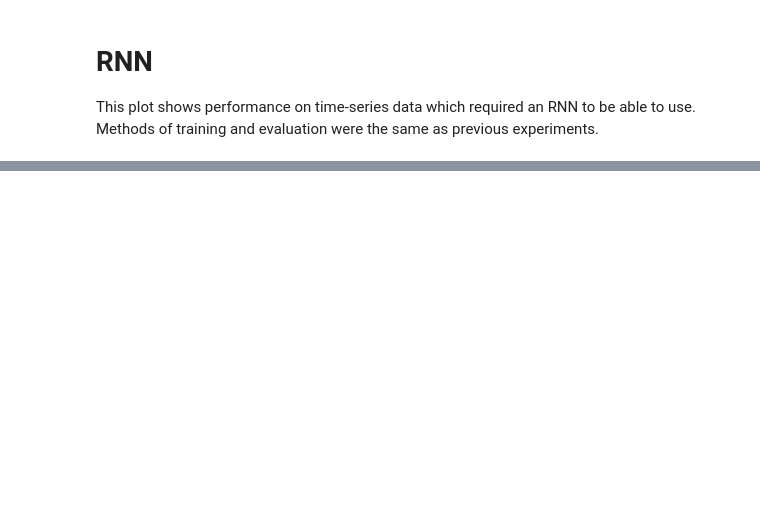
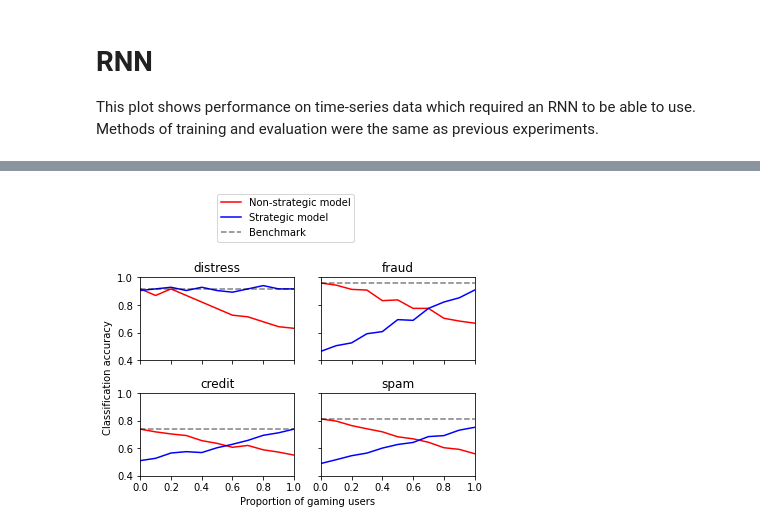
Before and after one commit to GuillyK/FACT-ai, a Jupyter notebook: Reproduction plots.ipynb, the cells around one changed output, grey strips where cells are left out. Saved outputs shown, nothing was run; the diff lists cells and outputs as text; code cells hidden in the pictures; blank space fills up the shorter version.

```diff
--- a/Reproduction plots.ipynb
+++ b/Reproduction plots.ipynb
@@ -297,0 +331,27 @@ This section demonstrates the new experiment that was done in our reproduction:
+# %%
+fig, ax = plt.subplots(2, 2)
+
+fig.add_subplot(111, frameon=False)
+for idx, (acc_nonstr, acc_str, name) in enumerate(results):
+    a = ax[idx//2, idx%2]
+    a.set_title(name)
+    l1 = a.plot(betas, acc_nonstr, 'r', label='Non-strategic model')
+    l2 = a.plot(betas, acc_str, 'b', label='Strategic model')
+    l3 = a.axhline(y = acc_nonstr[0], color = 'black', linestyle = '--', alpha=0.5)
+    a.set_ylim([0.4, 1])
+    a.set_xlim([0, 1])
+
+for ax in fig.get_axes():
+    ax.label_outer()
+
+fig.legend([l1, l2, l3], labels=['Non-strategic model','Strategic model', 'Benchmark'], loc='lower center',
+           bbox_to_anchor=(0.5, 1)
+          )
+
+
+plt.tick_params(labelcolor='none', which='both', top=False, bottom=False, left=False, right=False)
+plt.ylabel("Classification accuracy")
+plt.xlabel("Proportion of gaming users")
+plt.tight_layout()
+# %% [output]
+[figure, added]
```
Also changed, not shown: parts of 8 cells of this notebook.
